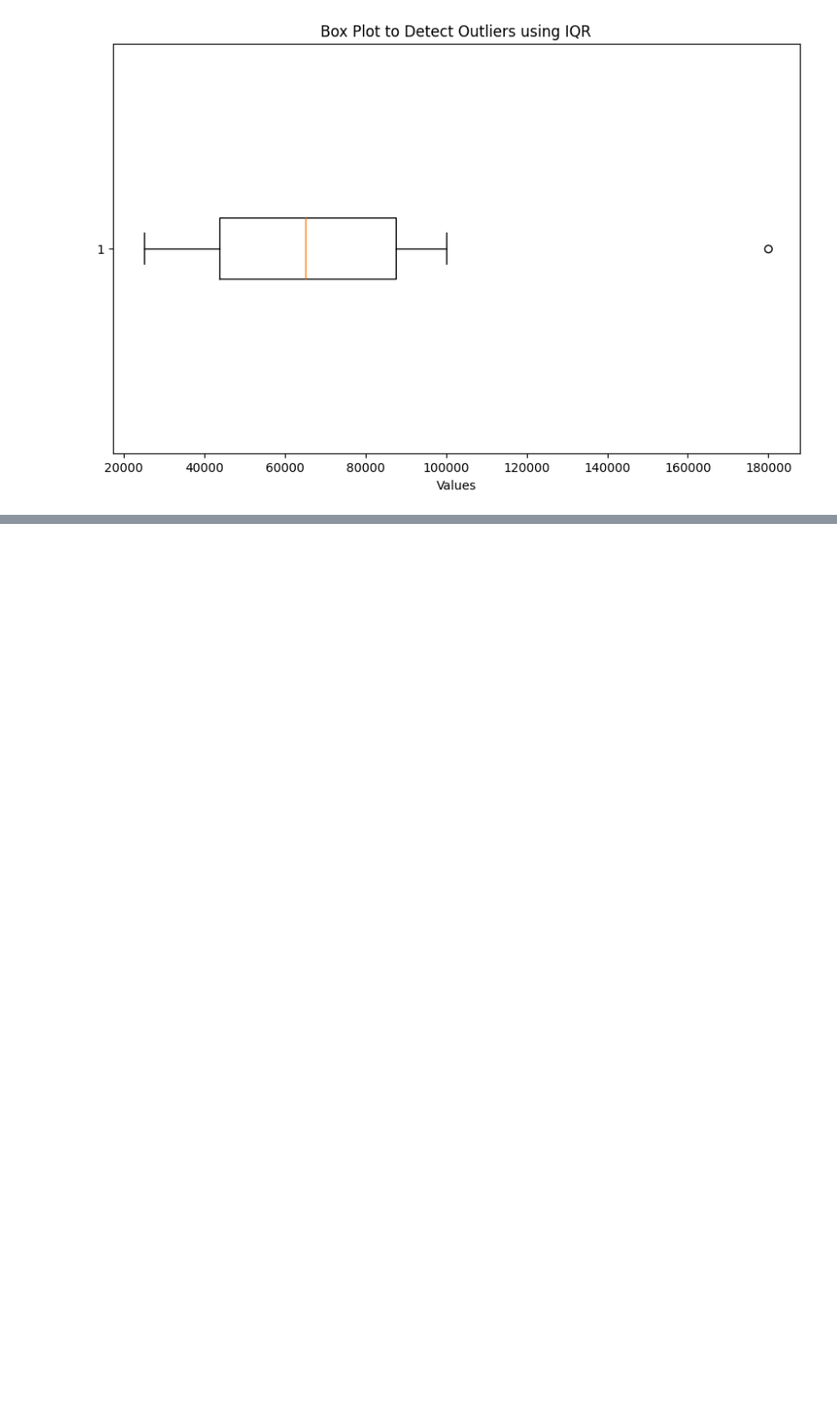
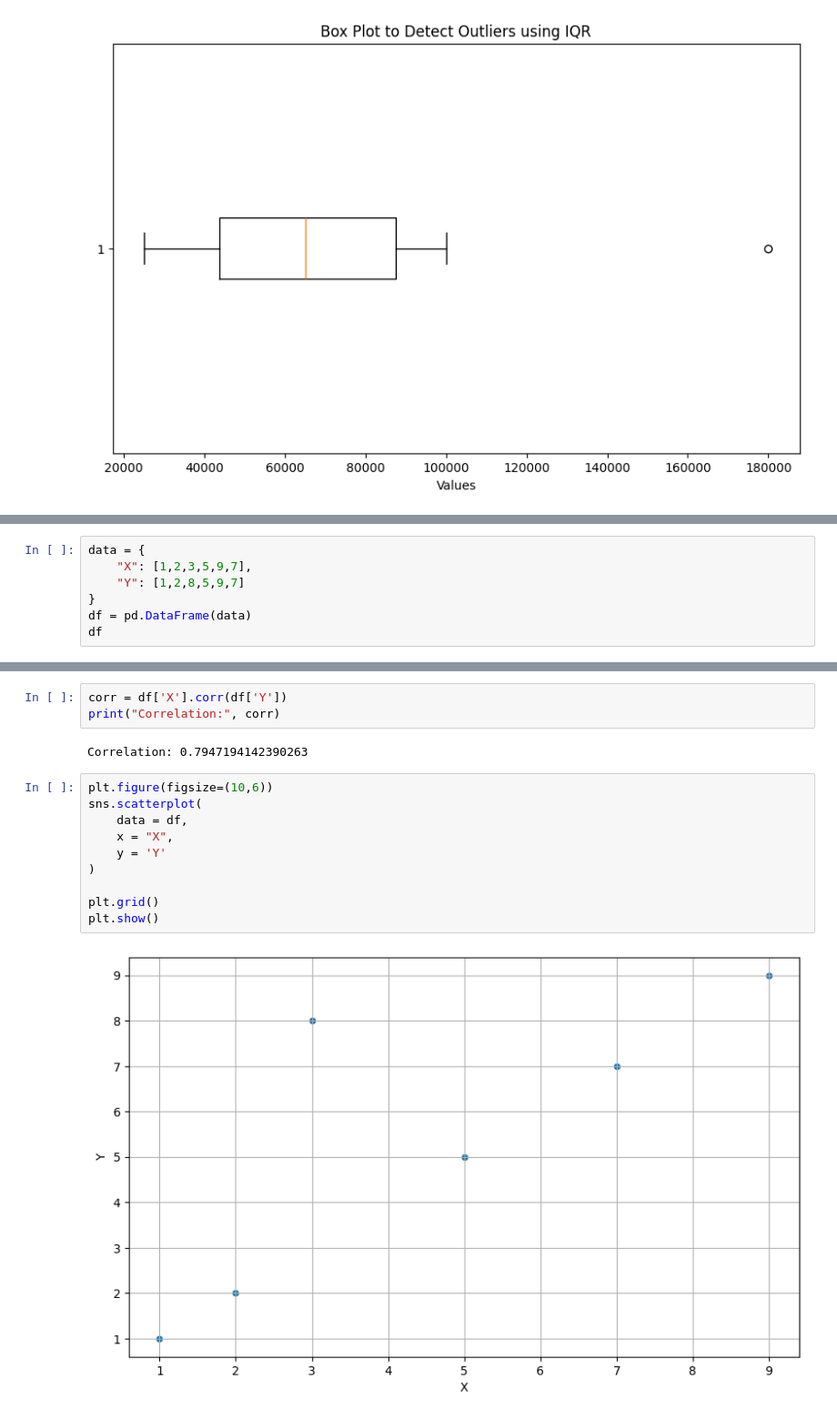
Before and after one commit to sarthak-opash/AI-ML-Internship, a Jupyter notebook: Day 12/correlation.ipynb, the cells around one changed output, grey strips where cells are left out. Shown at 91% size. Cells and saved outputs as stored; diff of their text form; blank space fills up the shorter version.

```diff
--- a/Day 12/correlation.ipynb
+++ b/Day 12/correlation.ipynb
@@ -146,0 +151,7 @@ plt.show()
+# %%
+data = {
+    "X": [1,2,3,5,9,7],
+    "Y": [1,2,8,5,9,7]
+}
+df = pd.DataFrame(data)
+df
@@ -146,0 +166,17 @@ plt.show()
+# %%
+corr = df['X'].corr(df['Y'])
+print("Correlation:", corr)
+# %% [output]
+Correlation: 0.7947194142390263
+# %%
+plt.figure(figsize=(10,6))
+sns.scatterplot(
+    data = df,
+    x = "X",
+    y = 'Y'
+)
+
+plt.grid()
+plt.show()
+# %% [output]
+[figure, added]
```
Also changed, not shown: parts of 9 cells of this notebook, 9 other files.
